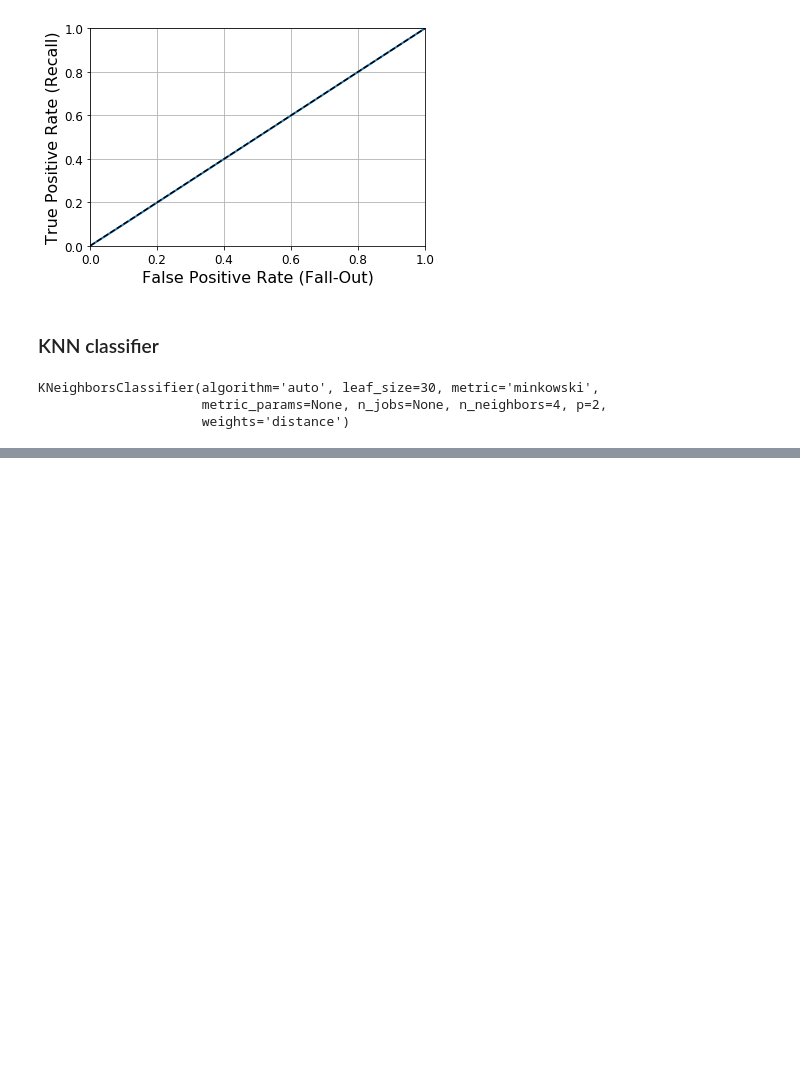
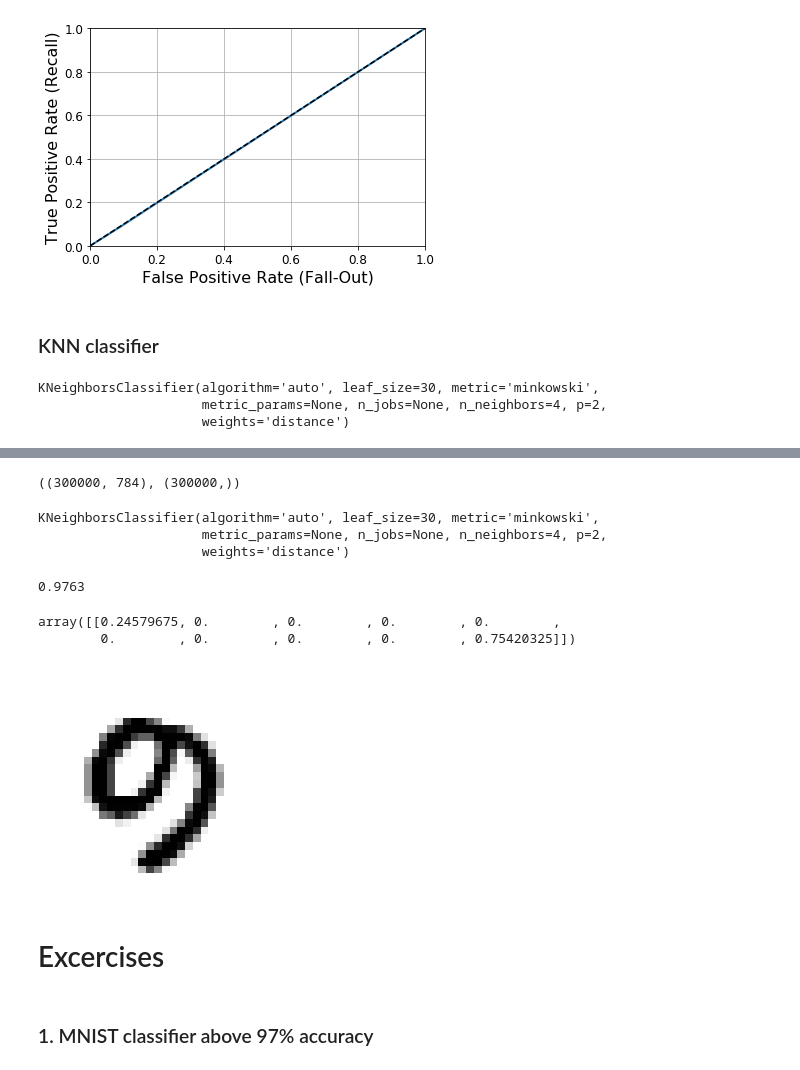
Before and after one commit to hackerjeff705/handson_ml, a Jupyter notebook: classification/classification.ipynb, the cells around one changed output, grey strips where cells are left out. Saved outputs shown, nothing was run; the diff lists cells and outputs as text; code cells hidden in the pictures; blank space fills up the shorter version.

```diff
--- a/classification/classification.ipynb
+++ b/classification/classification.ipynb
@@ -576,0 +581,23 @@ plot_digit(shift_digit(some_digit, 5, 1, new=100))
+# %%
+X_train_expanded = [X_train]
+y_train_expanded= [y_train]
+
+for dx, dy in ((1,0), (-1,0), (0,1), (0,-1)):
+    shifted_images = np.apply_along_axis(shift_digit, axis=1, arr=X_train, dx=dx, dy=dy)
+    X_train_expanded.append(shifted_images)
+    y_train_expanded.append(y_train)
+
+X_train_expanded = np.concatenate(X_train_expanded)
+y_train_expanded = np.concatenate(y_train_expanded)
+X_train_expanded.shape, y_train_expanded.shape
+# %% [output]
+((300000, 784), (300000,))
+# %%
+X = X_train_expanded
+y = y_train_expanded
+
+knn_clf.fit(X, y)
+# %% [output]
+KNeighborsClassifier(algorithm='auto', leaf_size=30, metric='minkowski',
+                     metric_params=None, n_jobs=None, n_neighbors=4, p=2,
+                     weights='distance')
@@ -576,0 +606,18 @@ plot_digit(shift_digit(some_digit, 5, 1, new=100))
+# %%
+accuracy_score(y_test, y_knn_expanded_pred)
+# %% [output]
+0.9763
+# %%
+ambiguous_digit = X_test[2589]
+knn_clf.predict_proba([ambiguous_digit])
+# %% [output]
+array([[0.24579675, 0.        , 0.        , 0.        , 0.        ,
+        0.        , 0.        , 0.        , 0.        , 0.75420325]])
+# %%
+plot_digit(ambiguous_digit)
+# %% [output]
+[figure, added]
+# %% [markdown]
+# Excercises
+# %% [markdown]
+### 1. MNIST classifier above 97% accuracy
```
Also changed, not shown: parts of 13 cells of this notebook.
